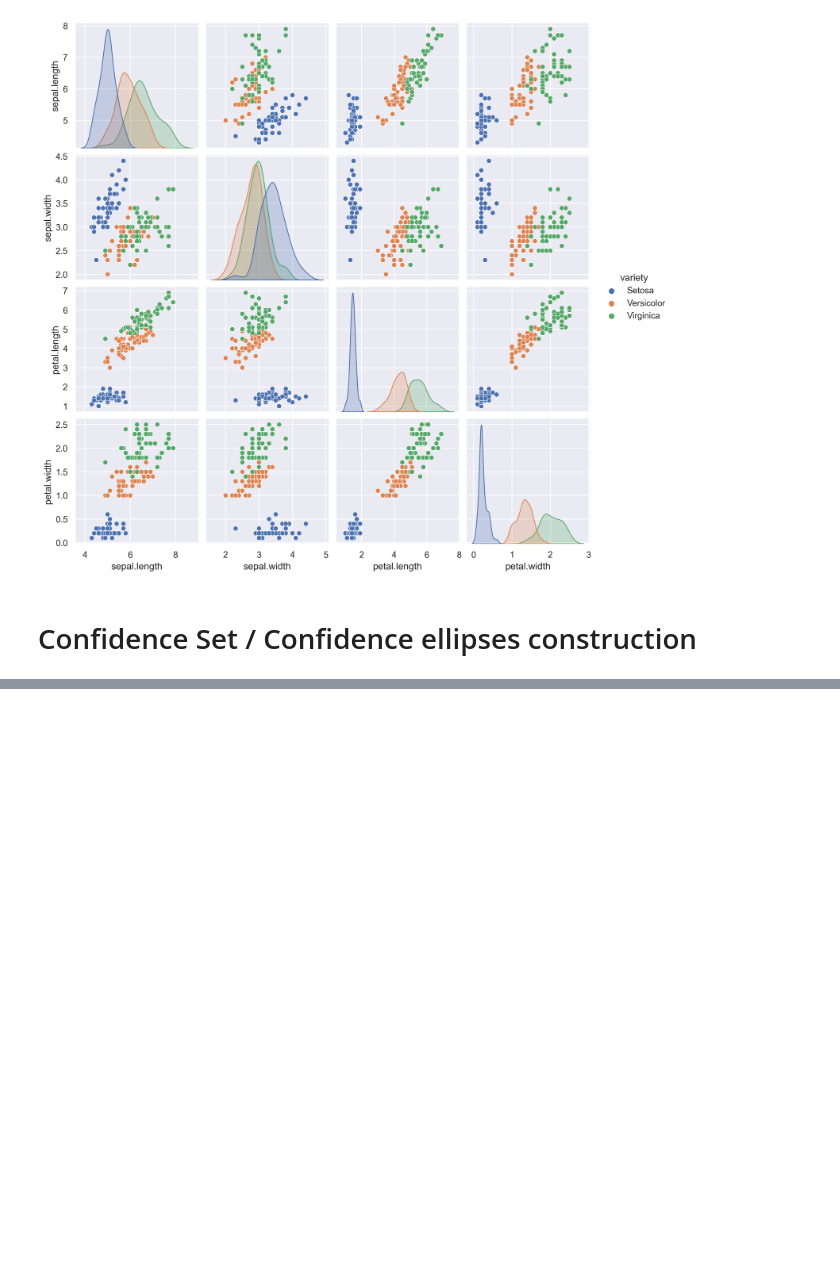
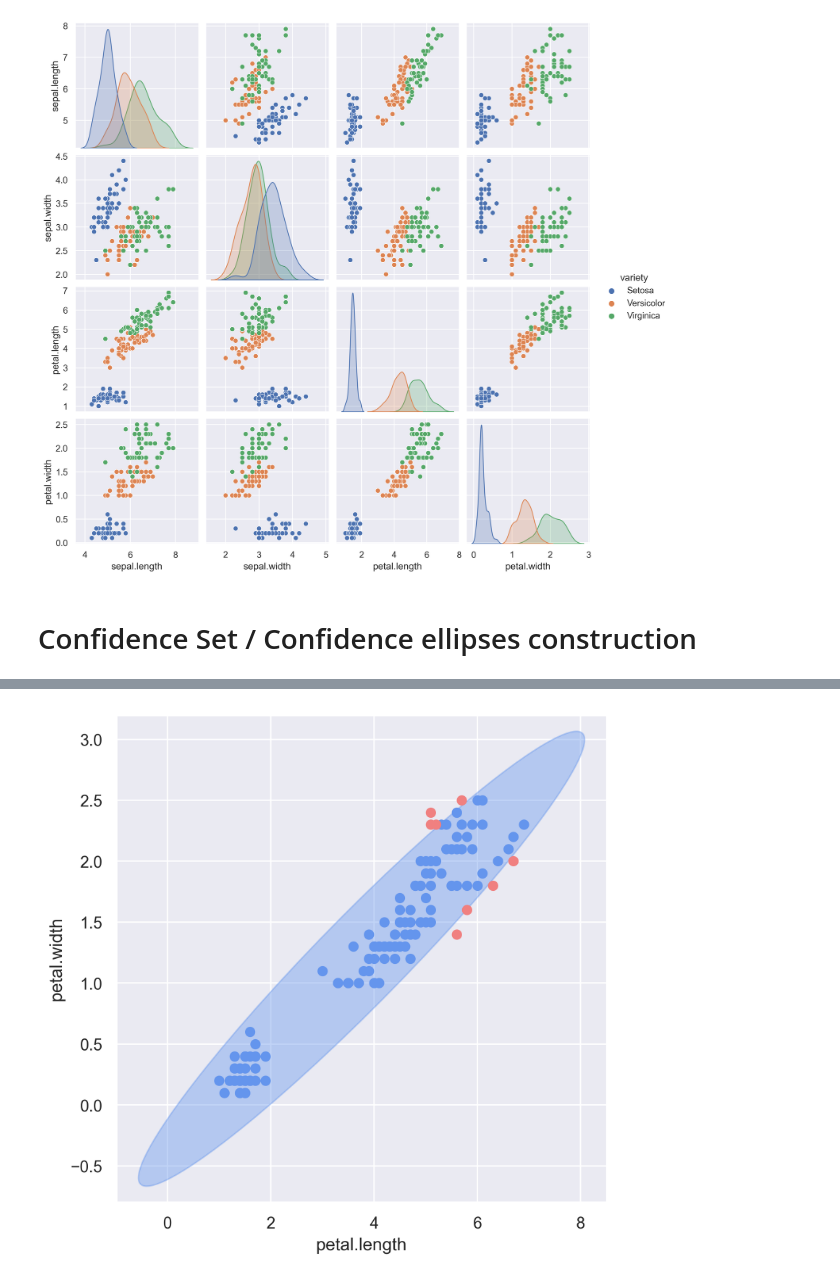
Before and after one commit to honzikv/multidimstats, a Jupyter notebook: cv02/main.ipynb, the cells around one changed output, grey strips where cells are left out. Saved outputs shown, nothing was run; the diff lists cells and outputs as text; code cells hidden in the pictures; blank space fills up the shorter version.

```diff
--- a/cv02/main.ipynb
+++ b/cv02/main.ipynb
@@ -101,0 +150,4 @@ chi2.ppf(.95, df=2)
+# %%
+fig = plot_dataset(['petal.length', 'petal.width'])
+# %% [output]
+[figure, added]
```
Also changed, not shown: parts of 10 cells of this notebook, 1 other file.
